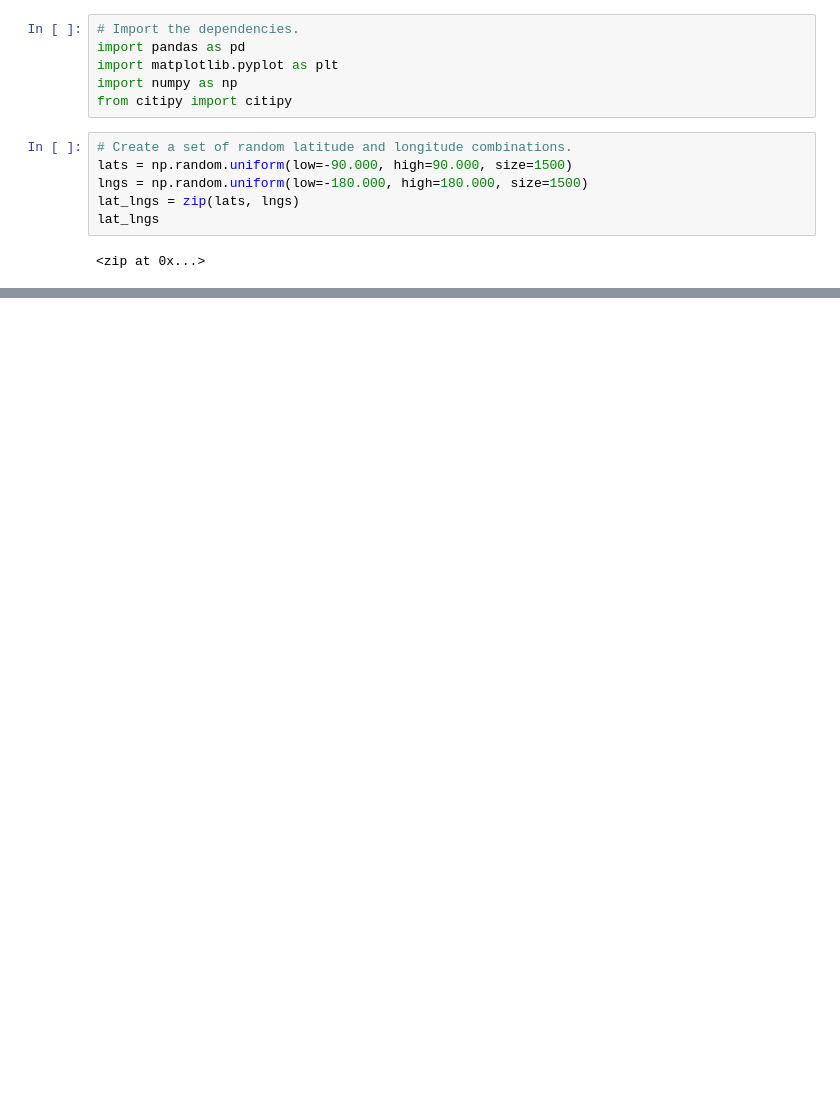
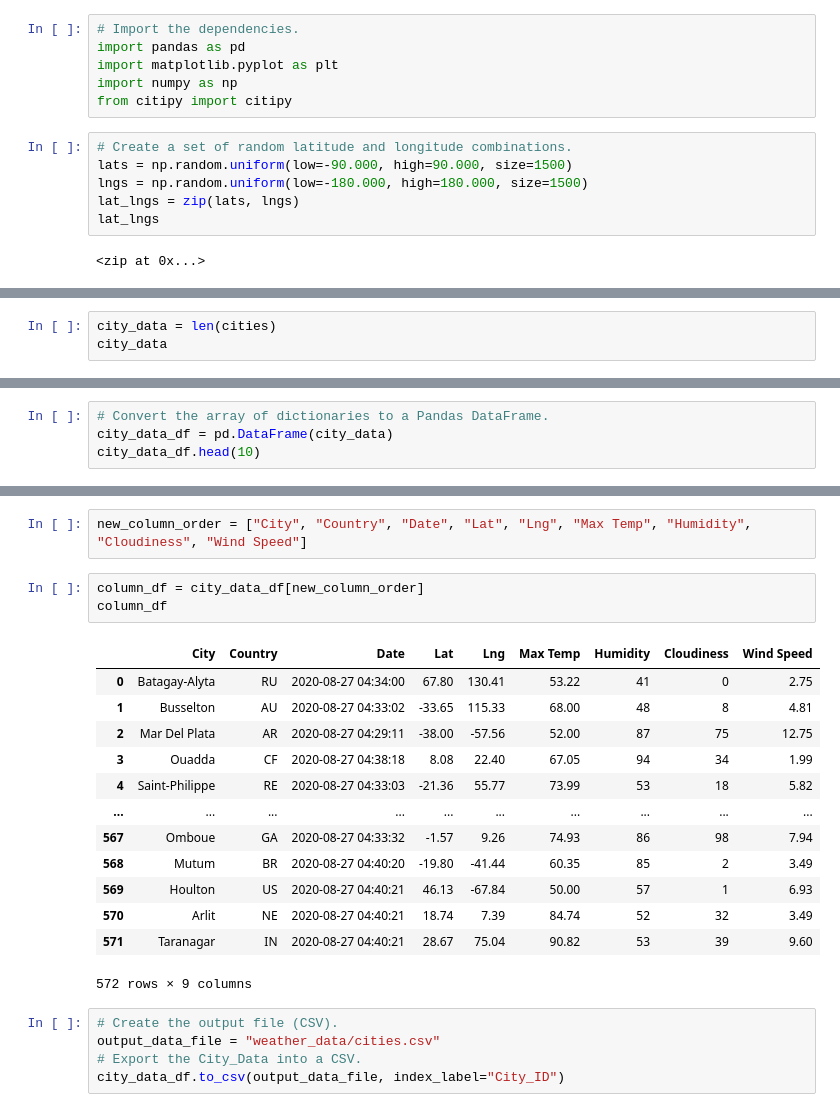
Before and after one commit to SScott08/World_Weather_Analysis, a Jupyter notebook: WeatherPy.ipynb, the cells around one changed output, grey strips where cells are left out. Cells and saved outputs as stored; diff of their text form; blank space fills up the shorter version.

Commit message:
WeatherPy

```diff
--- a/WeatherPy.ipynb
+++ b/WeatherPy.ipynb
@@ -50,0 +184,3 @@ len(cities)
+# %%
+city_data = len(cities)
+city_data
@@ -50,0 +189,4 @@ len(cities)
+# %%
+# Convert the array of dictionaries to a Pandas DataFrame.
+city_data_df = pd.DataFrame(city_data)
+city_data_df.head(10)
@@ -50,0 +205,24 @@ len(cities)
+# %%
+new_column_order = ["City", "Country", "Date", "Lat", "Lng", "Max Temp", "Humidity", "Cloudiness", "Wind Speed"]
+# %%
+column_df = city_data_df[new_column_order]
+column_df
+# %% [output]
+|  | City | Country | Date | Lat | Lng | Max Temp | Humidity | Cloudiness | Wind Speed |
+| 0 | Batagay-Alyta | RU | 2020-08-27 04:34:00 | 67.80 | 130.41 | 53.22 | 41 | 0 | 2.75 |
+| 1 | Busselton | AU | 2020-08-27 04:33:02 | -33.65 | 115.33 | 68.00 | 48 | 8 | 4.81 |
+| 2 | Mar Del Plata | AR | 2020-08-27 04:29:11 | -38.00 | -57.56 | 52.00 | 87 | 75 | 12.75 |
+| 3 | Ouadda | CF | 2020-08-27 04:38:18 | 8.08 | 22.40 | 67.05 | 94 | 34 | 1.99 |
+| 4 | Saint-Philippe | RE | 2020-08-27 04:33:03 | -21.36 | 55.77 | 73.99 | 53 | 18 | 5.82 |
+| ... | ... | ... | ... | ... | ... | ... | ... | ... | ... |
+| 567 | Omboue | GA | 2020-08-27 04:33:32 | -1.57 | 9.26 | 74.93 | 86 | 98 | 7.94 |
+| 568 | Mutum | BR | 2020-08-27 04:40:20 | -19.80 | -41.44 | 60.35 | 85 | 2 | 3.49 |
+| 569 | Houlton | US | 2020-08-27 04:40:21 | 46.13 | -67.84 | 50.00 | 57 | 1 | 6.93 |
+| 570 | Arlit | NE | 2020-08-27 04:40:21 | 18.74 | 7.39 | 84.74 | 52 | 32 | 3.49 |
+| 571 | Taranagar | IN | 2020-08-27 04:40:21 | 28.67 | 75.04 | 90.82 | 53 | 39 | 9.60 |
+572 rows × 9 columns
+# %%
+# Create the output file (CSV).
+output_data_file = "weather_data/cities.csv"
+# Export the City_Data into a CSV.
+city_data_df.to_csv(output_data_file, index_label="City_ID")
```
Also changed, not shown: parts of 9 cells of this notebook, 3 other files.
